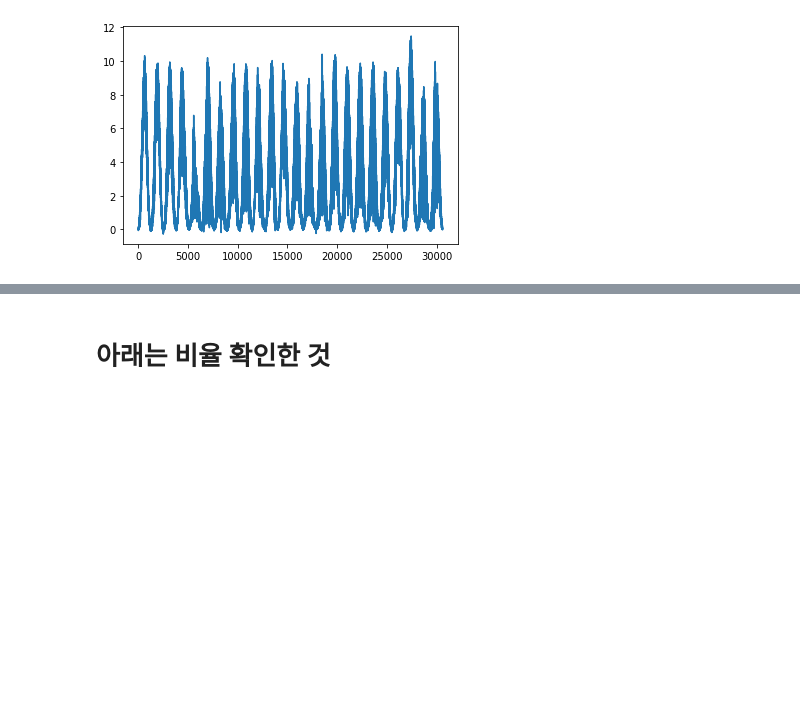
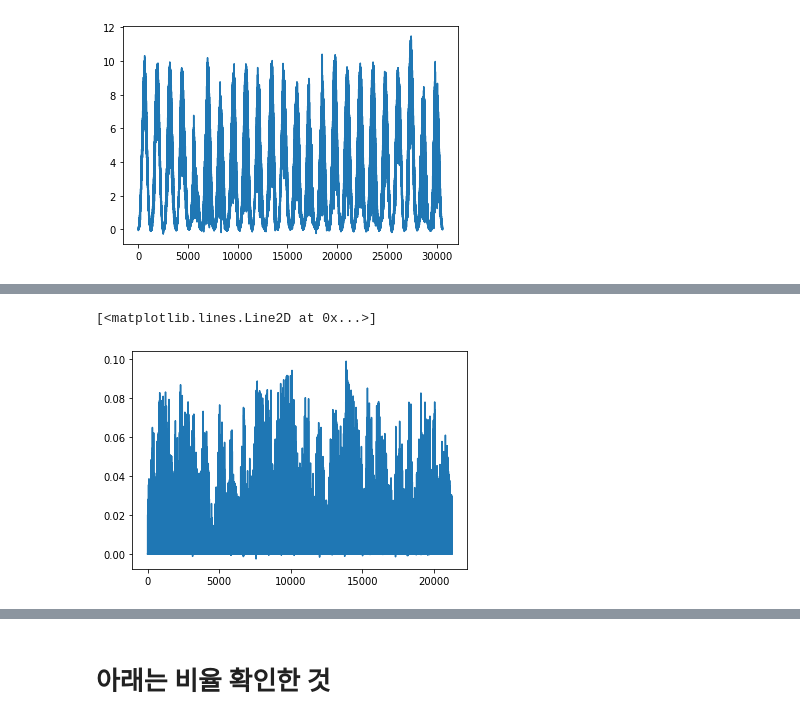
Before and after one commit to lala991204/Contest_weather, a Jupyter notebook: UV_new/lgbm_uv_nooutlier_summer1_gs1_time.ipynb, the cells around one changed output, grey strips where cells are left out. Drawn from its saved outputs; the diff is of its cells as text; code cells hidden in the pictures; blank space fills up the shorter version.

```diff
--- a/UV_new/lgbm_uv_nooutlier_summer1_gs1_time.ipynb
+++ b/UV_new/lgbm_uv_nooutlier_summer1_gs1_time.ipynb
@@ -463,8 +504,11 @@ pred_nb
 # %%
 np.save('pred_nb.npy',pred_nb)
 # %%
-# p = np.load('pred_nb.npy')
-# p
-# plt.plot(p)
+p = np.load('pred_nb.npy')
+p
+plt.plot(p)
+# %% [output]
+[<matplotlib.lines.Line2D at 0x...>]
+[figure, added]
 # %%
 ## submission b,nb 나누어 정렬 후 값 넣기.
```
Also changed, not shown: parts of 15 cells of this notebook.
